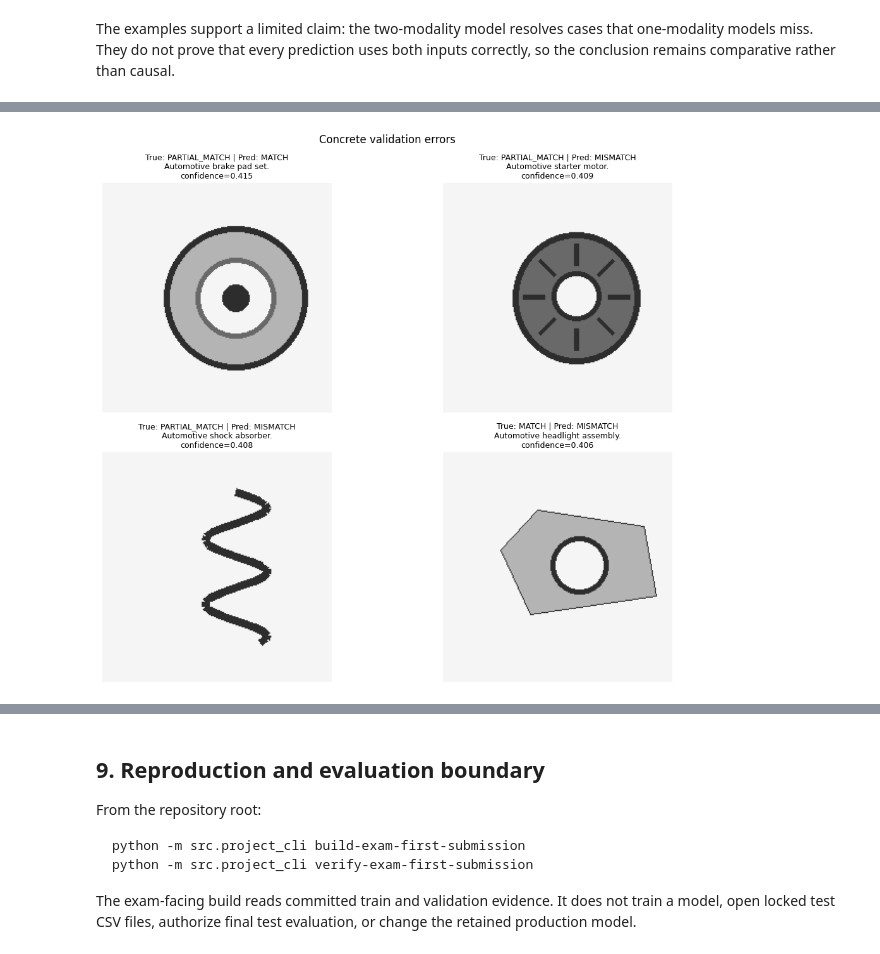
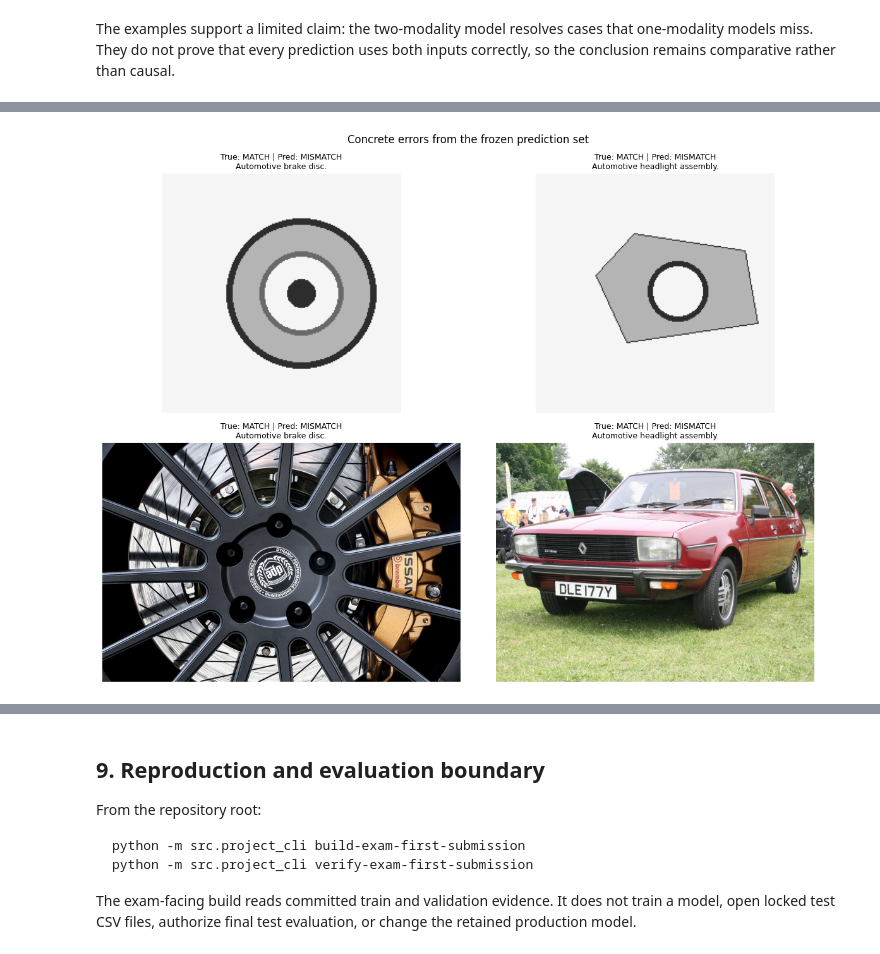
Before and after one commit to SATananov/automotive-part-image-text-matching, a Jupyter notebook: exam/01_focused_deep_learning_project.ipynb, the cells around one changed output, grey strips where cells are left out. Saved outputs shown, nothing was run; the diff lists cells and outputs as text; code cells hidden in the pictures.

Commit message:
Align exam evidence with frozen multimodal predictions

```diff
--- a/exam/01_focused_deep_learning_project.ipynb
+++ b/exam/01_focused_deep_learning_project.ipynb
@@ -28,7 +28,6 @@ from pathlib import Path
 import json
 
 import matplotlib.pyplot as plt
-import numpy as np
 import pandas as pd
 from IPython.display import display
 from PIL import Image
@@ -42,15 +41,26 @@ validation = pd.read_csv(ROOT / "data/processed/integrated_validation.csv")
 comparison = pd.read_csv(
     ROOT / "reports/integrated_training/validation_comparison.csv"
 )
+retained_predictions = pd.read_csv(
+    ROOT
+    / "reports/integrated_training/keras_multimodal/validation_predictions.csv"
+)
 errors = pd.read_csv(
-    ROOT / "reports/validation_model_improvement/validation_error_analysis.csv"
+    ROOT
+    / "reports/exam_first_submission/retained_model_validation_errors.csv"
+)
+confusion = pd.read_csv(
+    ROOT
+    / "reports/exam_first_submission/retained_model_confusion_matrix.csv",
+    index_col=0,
 )
 with (
     ROOT
-    / "reports/validation_model_improvement/validation_error_analysis.json"
+    / "reports/exam_first_submission/retained_model_error_summary.json"
 ).open(encoding="utf-8") as handle:
     error_summary = json.load(handle)
 
-print("Evidence loaded from committed train/validation reports only.")
+print("Primary prediction evidence:", error_summary["prediction_artifact"])
+print("All primary metrics and errors use this one frozen prediction set.")
 print("No model training is performed in this notebook.")
 # %% [output]
@@ -263,10 +273,4 @@ divided between `MATCH` and `MISMATCH`.
 # %%
-confusion = pd.read_csv(
-    ROOT
-    / "reports/validation_model_improvement/candidates/"
-    "reference_multimodal/validation_confusion_matrix.csv",
-    index_col=0,
-)
 display(confusion)
 
 figure, axis = plt.subplots(figsize=(6, 5))
@@ -275,7 +279,7 @@ axis.set_xticks(range(3), ["MATCH", "PARTIAL", "MISMATCH"])
 axis.set_yticks(range(3), ["MATCH", "PARTIAL", "MISMATCH"])
 axis.set_xlabel("Predicted")
 axis.set_ylabel("Actual")
-axis.set_title("Retained multimodal confusion matrix")
+axis.set_title("Frozen keras_multimodal confusion matrix")
 for row in range(3):
     for column in range(3):
         axis.text(
@@ -296,5 +300,7 @@ display(
     .sort_values(ascending=False)
     .reset_index()
 )
+
+display(pd.DataFrame(error_summary["class_performance"]).T)
 # %% [output]
 |  | predicted_MATCH | predicted_PARTIAL_MATCH | predicted_MISMATCH |
@@ -311,38 +322,37 @@ display(
 # %%
-validation_images = validation[
-    ["image_id", "image_path"]
-].drop_duplicates("image_id")
 example_errors = (
-    errors.merge(validation_images, on="image_id", how="left")
-    .sort_values("confidence", ascending=False)
+    errors.sort_values(
+        ["source", "true_label", "predicted_label", "sample_id"]
+    )
+    .groupby("source", sort=True, group_keys=False)
+    .head(2)
     .head(4)
 )
 
 figure, axes = plt.subplots(2, 2, figsize=(12, 9))
 for axis, (_, row) in zip(axes.flat, example_errors.iterrows()):
     image = Image.open(ROOT / row["image_path"]).convert("RGB")
     axis.imshow(image)
     axis.axis("off")
     axis.set_title(
         f"True: {row['true_label']} | Pred: {row['predicted_label']}\n"
-        f"{row['description']}\nconfidence={row['confidence']:.3f}",
+        f"{row['description']}",
         fontsize=9,
     )
-figure.suptitle("Concrete validation errors")
+figure.suptitle("Concrete errors from the frozen prediction set")
 figure.tight_layout()
 plt.show()
 
 display(
     example_errors[
         [
             "sample_id",
             "source",
             "true_label",
             "predicted_label",
-            "confidence",
             "description",
         ]
     ]
 )
 # %% [output]
-[figure, old version]
+[figure, new version]
```
Also changed, not shown: parts of 13 cells of this notebook, 22 other files.
